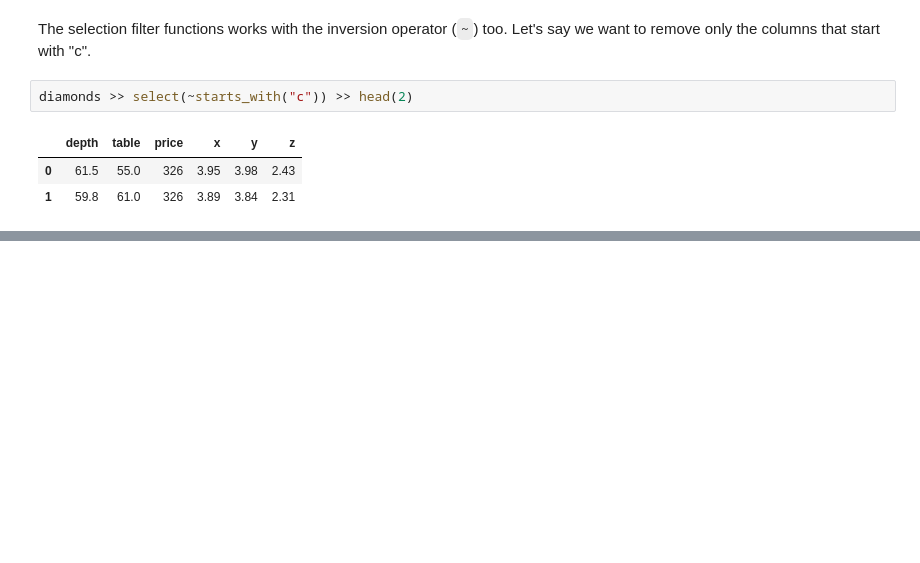
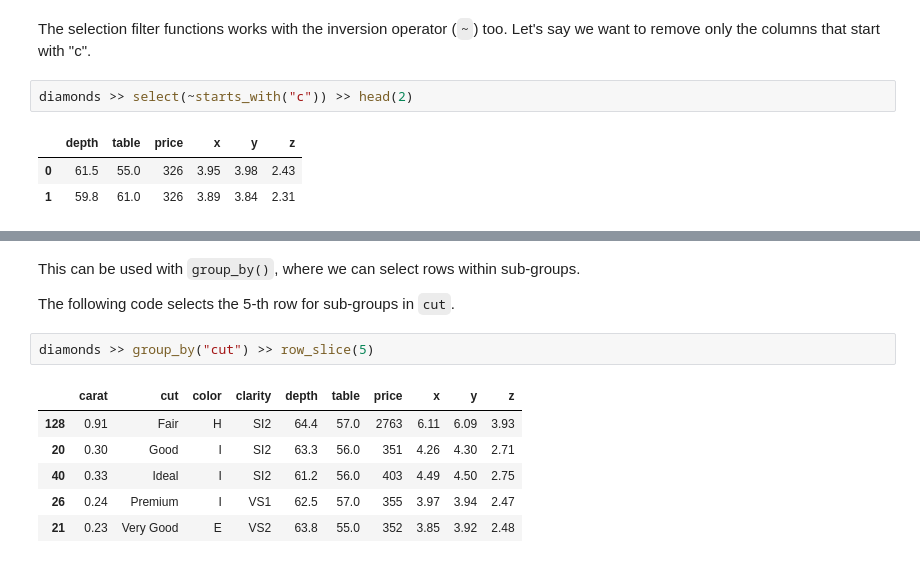
Before and after one commit to dss5202-2410/Notebooks, a Jupyter notebook: More_on_dplyr.ipynb, the cells around one changed output, grey strips where cells are left out. Cells and saved outputs as stored; diff of their text form; blank space fills up the shorter version.

```diff
--- a/More_on_dplyr.ipynb
+++ b/More_on_dplyr.ipynb
@@ -127,0 +149,13 @@ diamonds >> select(~starts_with("c")) >> head(2)
+# %% [markdown]
+This can be used with `group_by()`, where we can select rows within sub-groups.
+
+The following code selects the 5-th row for sub-groups in `cut`.
+# %%
+diamonds >> group_by("cut") >> row_slice(5)
+# %% [output]
+|  | carat | cut | color | clarity | depth | table | price | x | y | z |
+| 128 | 0.91 | Fair | H | SI2 | 64.4 | 57.0 | 2763 | 6.11 | 6.09 | 3.93 |
+| 20 | 0.30 | Good | I | SI2 | 63.3 | 56.0 | 351 | 4.26 | 4.30 | 2.71 |
+| 40 | 0.33 | Ideal | I | SI2 | 61.2 | 56.0 | 403 | 4.49 | 4.50 | 2.75 |
+| 26 | 0.24 | Premium | I | VS1 | 62.5 | 57.0 | 355 | 3.97 | 3.94 | 2.47 |
+| 21 | 0.23 | Very Good | E | VS2 | 63.8 | 55.0 | 352 | 3.85 | 3.92 | 2.48 |
```
Also changed, not shown: parts of 64 cells of this notebook.
